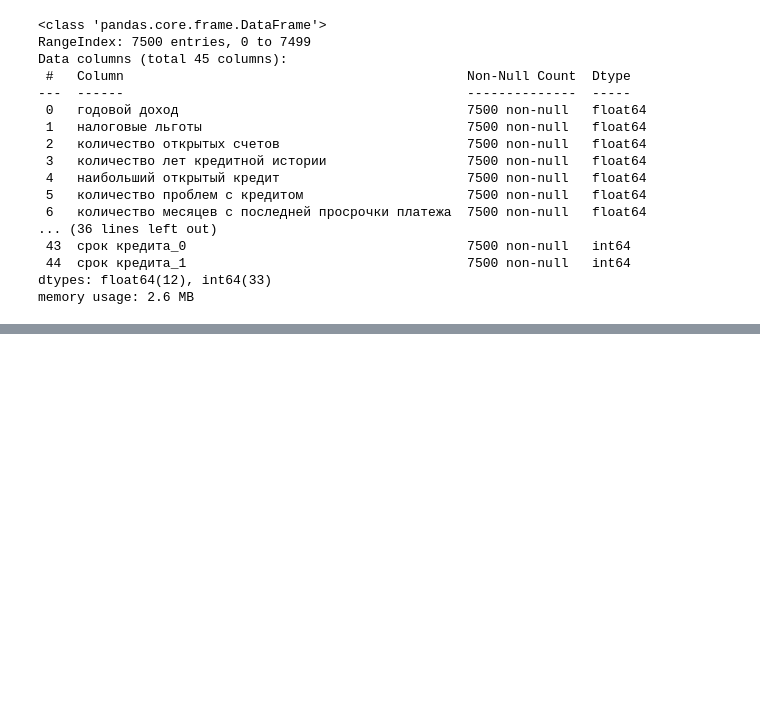
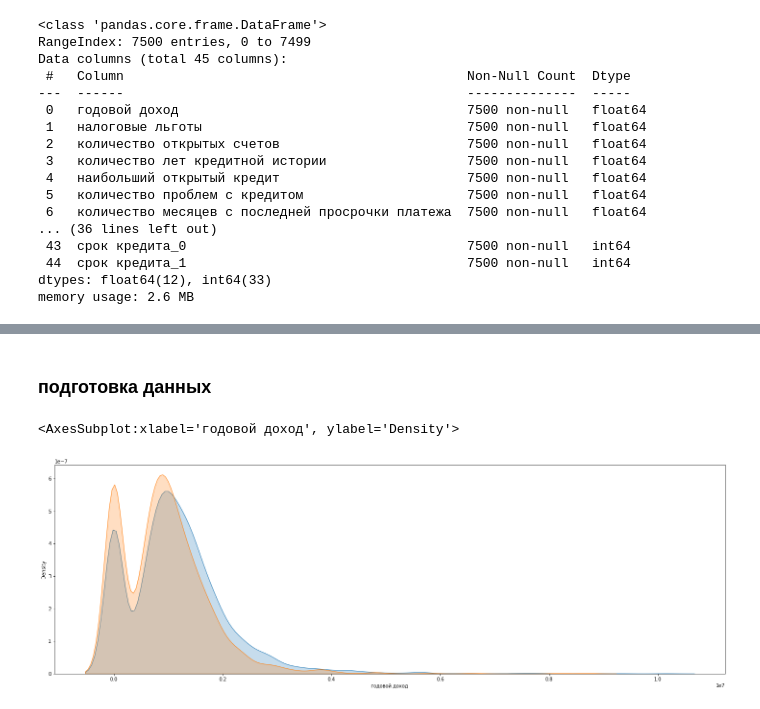
Before and after one commit to paldess/kursov_ml_2, a Jupyter notebook: kursov.ipynb, the cells around one changed output, grey strips where cells are left out. Saved outputs shown, nothing was run; the diff lists cells and outputs as text; code cells hidden in the pictures; blank space fills up the shorter version.

```diff
--- a/kursov.ipynb
+++ b/kursov.ipynb
@@ -139,0 +173,8 @@ f1_score(y_test, y_pred)
+# %% [markdown]
+### подготовка данных
+# %%
+sns.kdeplot(data['годовой доход'][target == 0], shade=True)
+sns.kdeplot(data['годовой доход'][target == 1], shade=True)
+# %% [output]
+<AxesSubplot:xlabel='годовой доход', ylabel='Density'>
+[figure, added]
```
Also changed, not shown: parts of 14 cells of this notebook.
